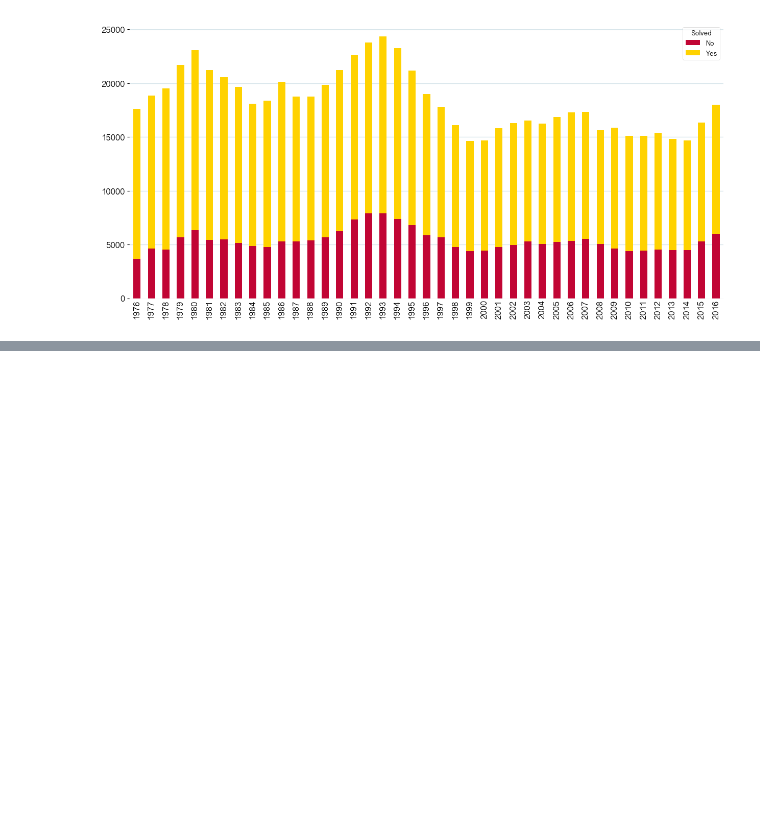
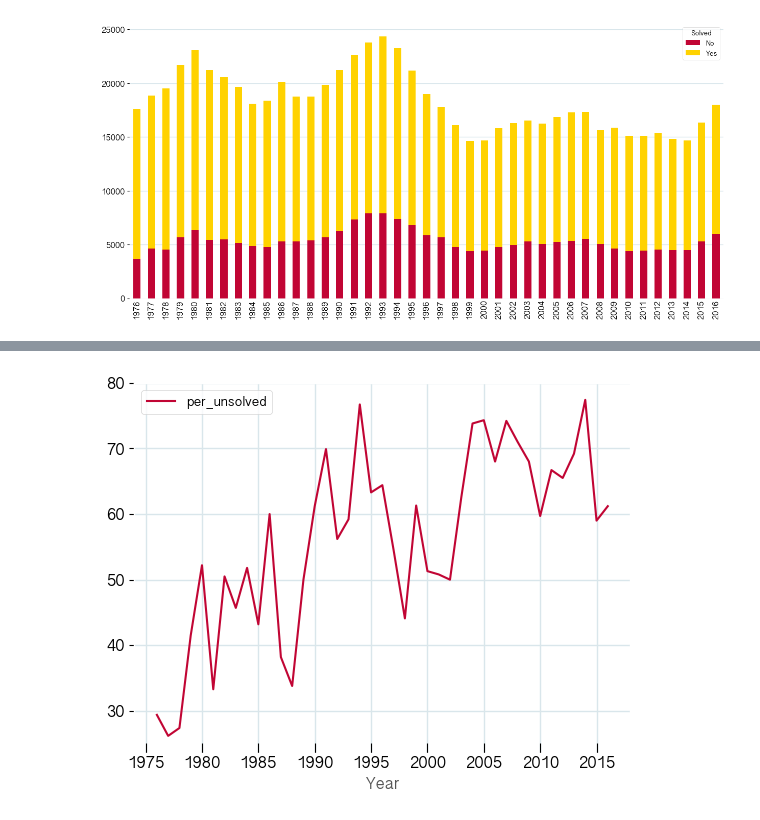
Before and after one commit to mattrehbein/data_studio, a Jupyter notebook: code/06-project/atl crime.ipynb, the cells around one changed output, grey strips where cells are left out. Cells and saved outputs as stored; diff of their text form; code cells hidden in the pictures; blank space fills up the shorter version.

```diff
--- a/code/06-project/atl crime.ipynb
+++ b/code/06-project/atl crime.ipynb
@@ -228,0 +254,2 @@ plt.show()
+# %%
+bos = df[df.Agency == "Boston"]
@@ -228,0 +270,5 @@ plt.show()
+# %%
+bos_solved = bos.groupby('Year')['Solved'].value_counts().unstack().reset_index()
+# %%
+bos_solved['per_unsolved'] = round(bos_solved['No'] / (bos_solved['Yes'] + bos_solved['No']) * 100, 1)
+bos_solved.head()
@@ -228,0 +308,5 @@ plt.show()
+# %%
+bos_solved.plot(kind='line', x='Year', y='per_unsolved')
+plt.show()
+# %% [output]
+[figure, added]
```
Also changed, not shown: parts of 22 cells of this notebook, 2 other files.
